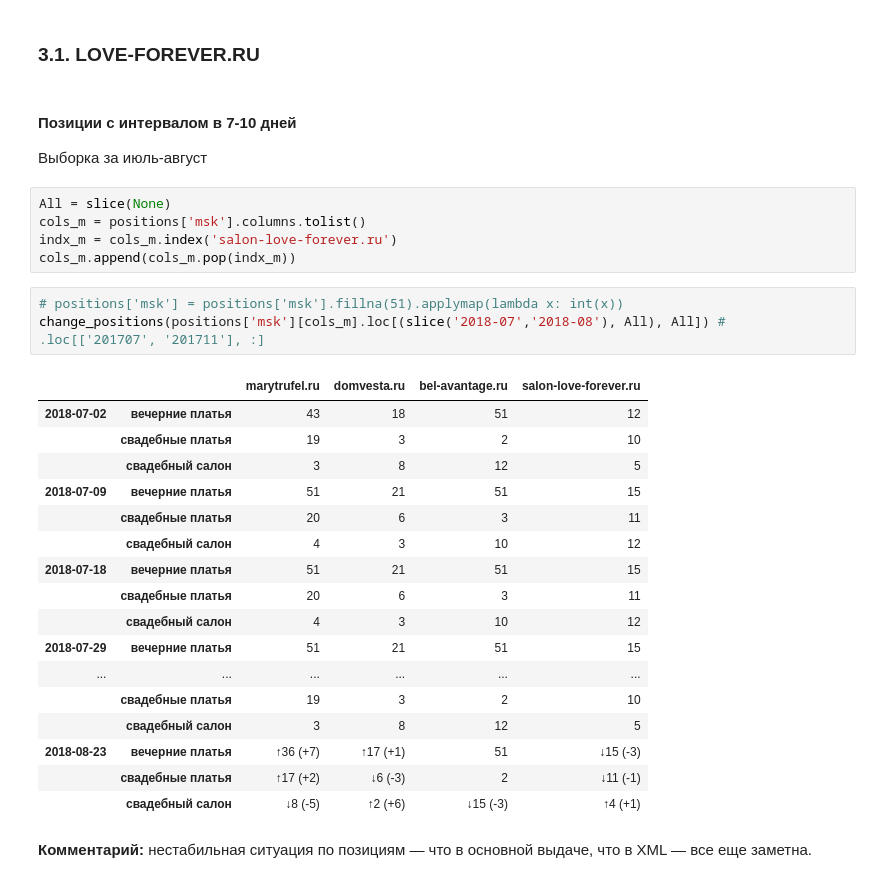
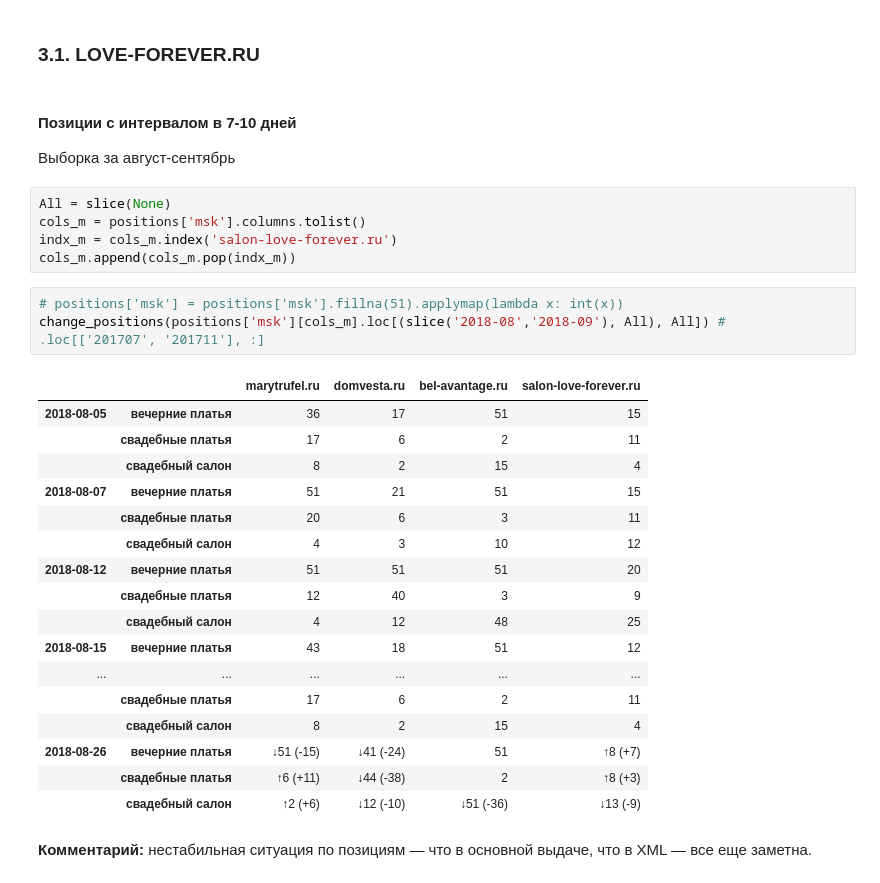
Before and after one commit to salon-love-forever/reports, a Jupyter notebook: salon-love-forever.ru.ipynb, the cells around one changed output. Saved outputs shown, nothing was run; the diff lists cells and outputs as text.

```diff
--- a/salon-love-forever.ru.ipynb
+++ b/salon-love-forever.ru.ipynb
@@ -195,7 +192,7 @@ show_dynamics(organic['spb'], 'branded')
 ### 3.1. LOVE-FOREVER.RU
 # %% [markdown]
 #### Позиции с интервалом в 7-10 дней
-Выборка за июль-август
+Выборка за август-сентябрь
 # %%
 All = slice(None)
 cols_m = positions['msk'].columns.tolist()
@@ -203,25 +200,25 @@ indx_m = cols_m.index('salon-love-forever.ru')
 cols_m.append(cols_m.pop(indx_m))
 # %%
 # positions['msk'] = positions['msk'].fillna(51).applymap(lambda x: int(x))
-change_positions(positions['msk'][cols_m].loc[(slice('2018-07','2018-08'), All), All]) # .loc[['201707', '201711'], :]
+change_positions(positions['msk'][cols_m].loc[(slice('2018-08','2018-09'), All), All]) # .loc[['201707', '201711'], :]
 # %% [output]
 |  |  | marytrufel.ru | domvesta.ru | bel-avantage.ru | salon-love-forever.ru |
-| 2018-07-02 | вечерние платья | 43 | 18 | 51 | 12 |
-|  | свадебные платья | 19 | 3 | 2 | 10 |
-|  | свадебный салон | 3 | 8 | 12 | 5 |
-| 2018-07-09 | вечерние платья | 51 | 21 | 51 | 15 |
+| 2018-08-05 | вечерние платья | 36 | 17 | 51 | 15 |
+|  | свадебные платья | 17 | 6 | 2 | 11 |
+|  | свадебный салон | 8 | 2 | 15 | 4 |
+| 2018-08-07 | вечерние платья | 51 | 21 | 51 | 15 |
 |  | свадебные платья | 20 | 6 | 3 | 11 |
 |  | свадебный салон | 4 | 3 | 10 | 12 |
-| 2018-07-18 | вечерние платья | 51 | 21 | 51 | 15 |
-|  | свадебные платья | 20 | 6 | 3 | 11 |
-|  | свадебный салон | 4 | 3 | 10 | 12 |
-| 2018-07-29 | вечерние платья | 51 | 21 | 51 | 15 |
+| 2018-08-12 | вечерние платья | 51 | 51 | 51 | 20 |
+|  | свадебные платья | 12 | 40 | 3 | 9 |
+|  | свадебный салон | 4 | 12 | 48 | 25 |
+| 2018-08-15 | вечерние платья | 43 | 18 | 51 | 12 |
 | ... | ... | ... | ... | ... | ... |
-|  | свадебные платья | 19 | 3 | 2 | 10 |
-|  | свадебный салон | 3 | 8 | 12 | 5 |
-| 2018-08-23 | вечерние платья | ↑36 (+7) | ↑17 (+1) | 51 | ↓15 (-3) |
-|  | свадебные платья | ↑17 (+2) | ↓6 (-3) | 2 | ↓11 (-1) |
-|  | свадебный салон | ↓8 (-5) | ↑2 (+6) | ↓15 (-3) | ↑4 (+1) |
+|  | свадебные платья | 17 | 6 | 2 | 11 |
+|  | свадебный салон | 8 | 2 | 15 | 4 |
+| 2018-08-26 | вечерние платья | ↓51 (-15) | ↓41 (-24) | 51 | ↑8 (+7) |
+|  | свадебные платья | ↑6 (+11) | ↓44 (-38) | 2 | ↑8 (+3) |
+|  | свадебный салон | ↑2 (+6) | ↓12 (-10) | ↓51 (-36) | ↓13 (-9) |
 # %% [markdown]
 **Комментарий:** нестабильная ситуация по позициям — что в основной выдаче, что в XML — все еще заметна.
 # %% [markdown]
```
Also changed, not shown: parts of 13 cells of this notebook.
